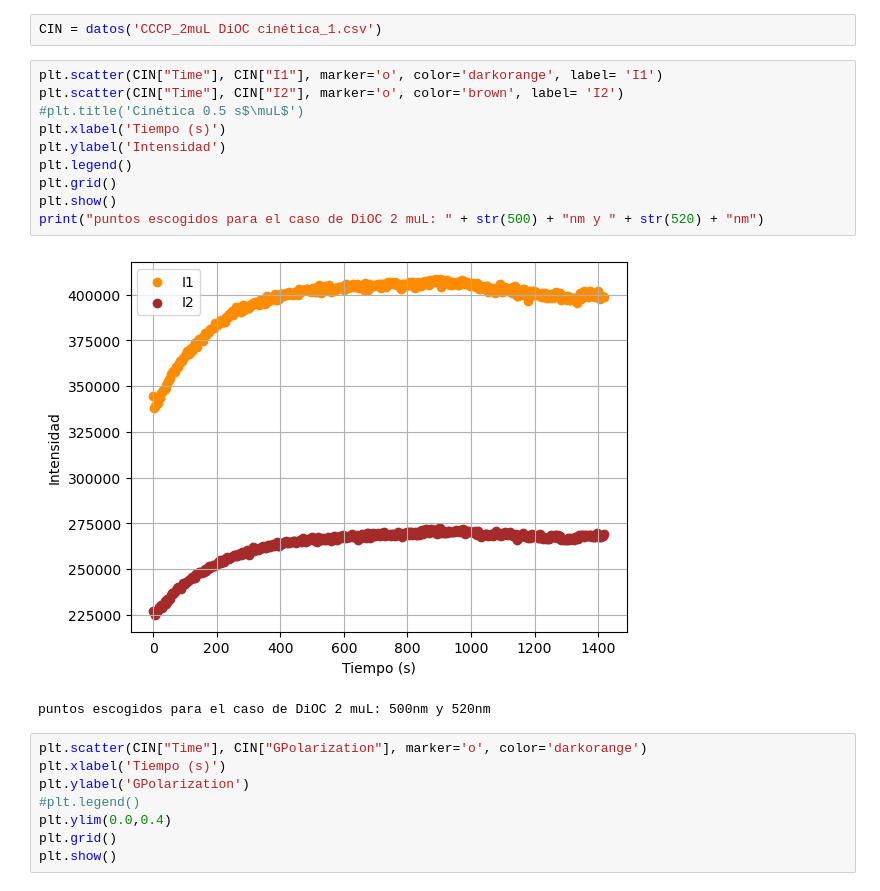
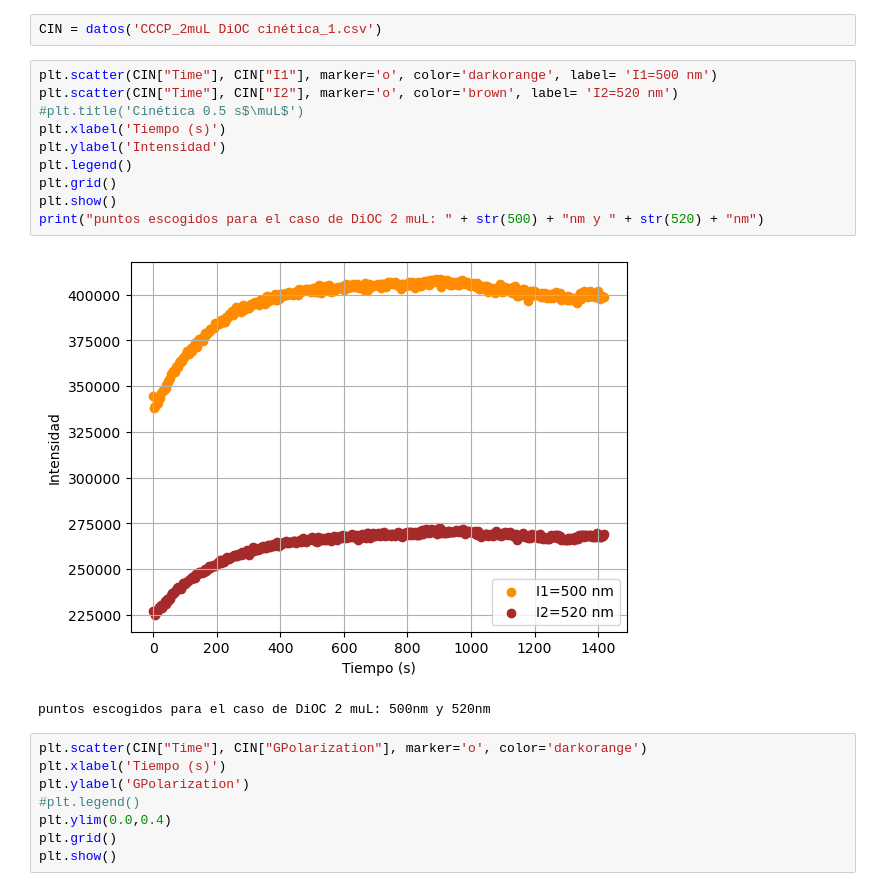
Before and after one commit to ValentinaRincon/Proyecto-exp, a Jupyter notebook: 20250827/cinética_1_CCCP_05muL.ipynb, the cells around one changed output. Drawn from its saved outputs; the diff is of its cells as text.

Commit message:
labels

```diff
--- a/20250827/cinética_1_CCCP_05muL.ipynb
+++ b/20250827/cinética_1_CCCP_05muL.ipynb
@@ -10,17 +10,17 @@ def datos(archivo_csv):
 # %%
 CIN = datos('CCCP_2muL DiOC cinética_1.csv')
 # %%
-plt.scatter(CIN["Time"], CIN["I1"], marker='o', color='darkorange', label= 'I1')
-plt.scatter(CIN["Time"], CIN["I2"], marker='o', color='brown', label= 'I2')
+plt.scatter(CIN["Time"], CIN["I1"], marker='o', color='darkorange', label= 'I1=500 nm')
+plt.scatter(CIN["Time"], CIN["I2"], marker='o', color='brown', label= 'I2=520 nm')
 #plt.title('Cinética 0.5 s$\muL$')
 plt.xlabel('Tiempo (s)')
 plt.ylabel('Intensidad')
 plt.legend()
 plt.grid()
 plt.show()
 print("puntos escogidos para el caso de DiOC 2 muL: " + str(500) + "nm y " + str(520) + "nm")
 # %% [output]
-[figure, old version]
+[figure, new version]
 puntos escogidos para el caso de DiOC 2 muL: 500nm y 520nm
 # %%
 plt.scatter(CIN["Time"], CIN["GPolarization"], marker='o', color='darkorange')
```
